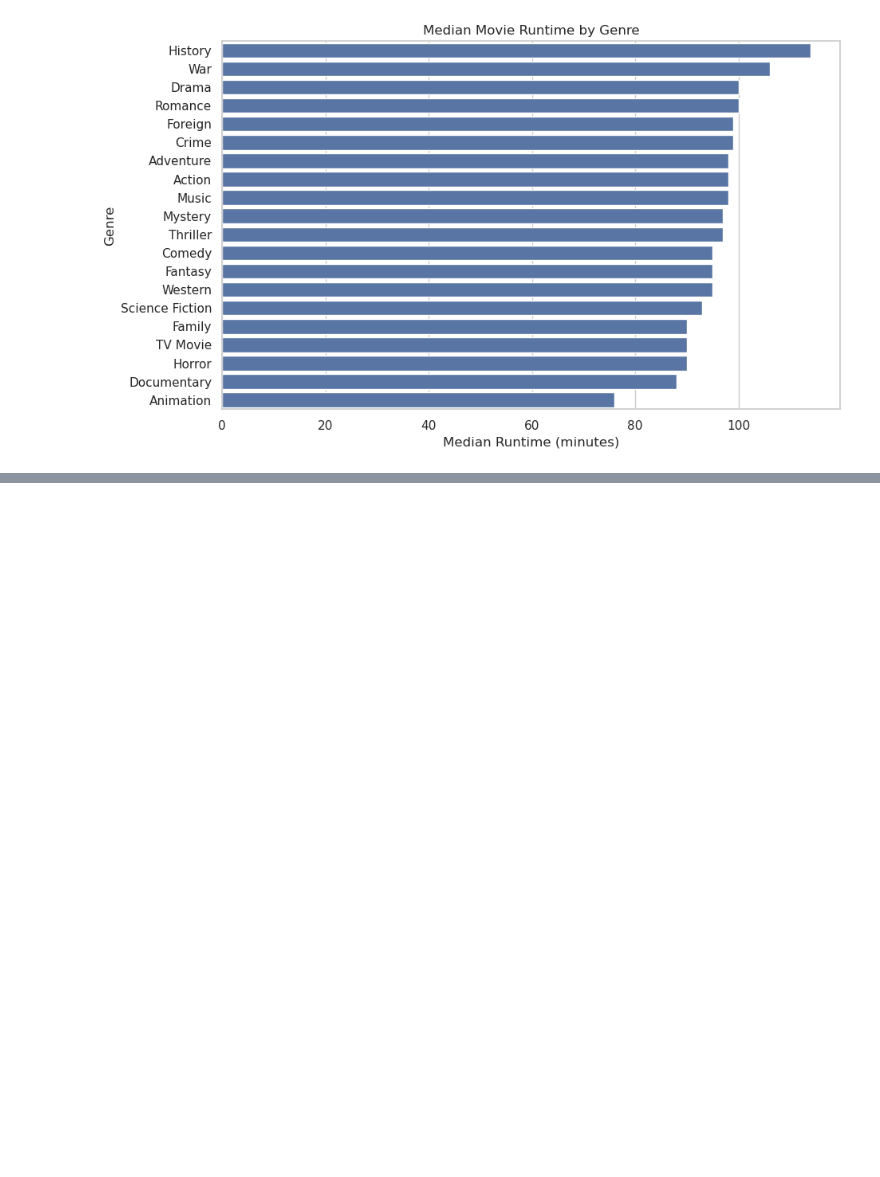
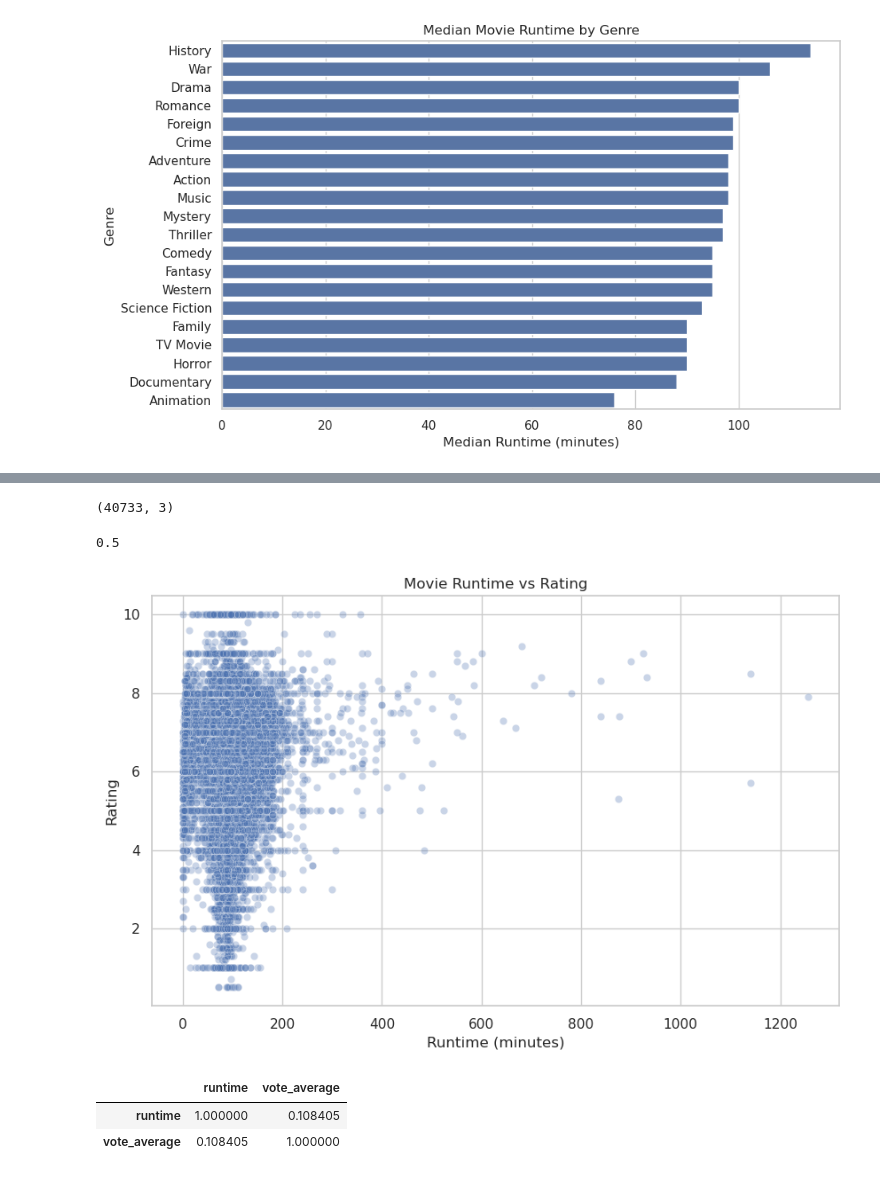
Before and after one commit to Hna2005/movie-runtime-analysis, a Jupyter notebook: notebooks/03-eda.ipynb, the cells around one changed output, grey strips where cells are left out. Cells and saved outputs as stored; diff of their text form; code cells hidden in the pictures; blank space fills up the shorter version.

```diff
--- a/notebooks/03-eda.ipynb
+++ b/notebooks/03-eda.ipynb
@@ -550,0 +635,39 @@ plt.show()
+# %%
+runtime_rating_data = data[
+    ["title", "runtime", "vote_average"]
+].dropna(
+    subset=["runtime", "vote_average"]
+).query("vote_average > 0").copy()
+# %%
+runtime_rating_data.shape
+# %% [output]
+(40733, 3)
+# %%
+runtime_rating_data["vote_average"].min()
+# %% [output]
+0.5
+# %%
+plt.figure(figsize=(10, 6))
+
+sns.scatterplot(
+    data=runtime_rating_data,
+    x="runtime",
+    y="vote_average",
+    alpha=0.3
+)
+
+plt.title("Movie Runtime vs Rating")
+plt.xlabel("Runtime (minutes)")
+plt.ylabel("Rating")
+
+plt.show()
+# %% [output]
+[figure, added]
+# %%
+runtime_rating_data[
+    ["runtime", "vote_average"]
+].corr()
+# %% [output]
+|  | runtime | vote_average |
+| runtime | 1.000000 | 0.108405 |
+| vote_average | 0.108405 | 1.000000 |
```
Also changed, not shown: parts of 35 cells of this notebook.
